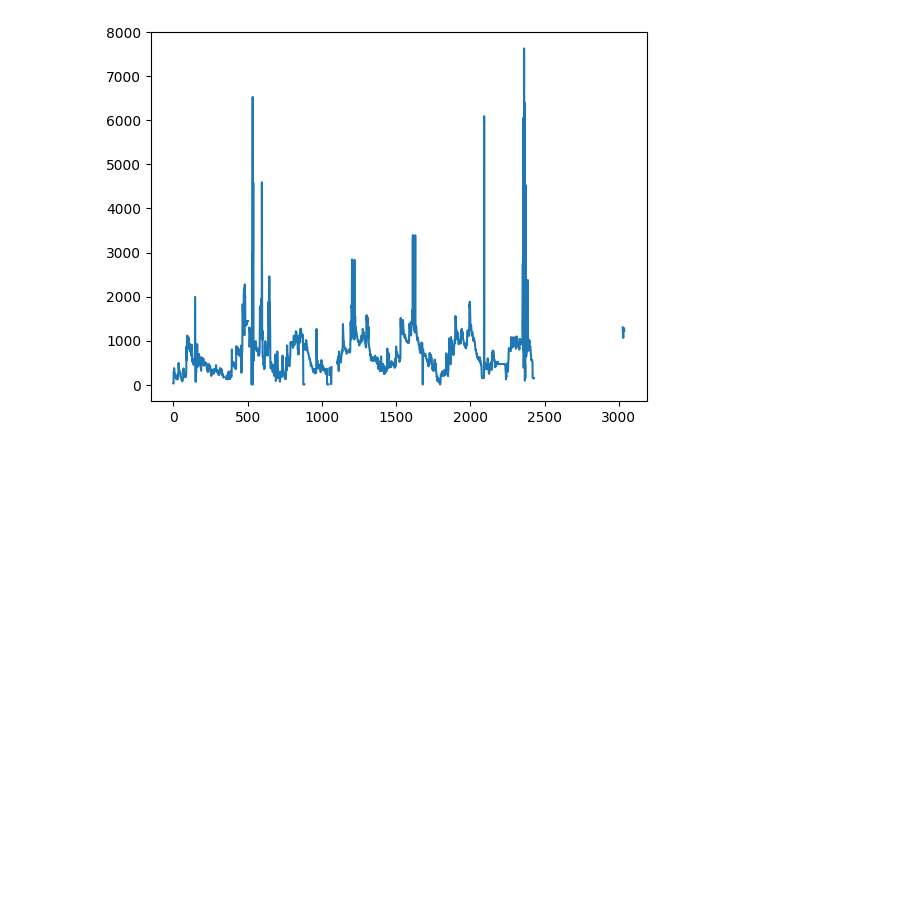
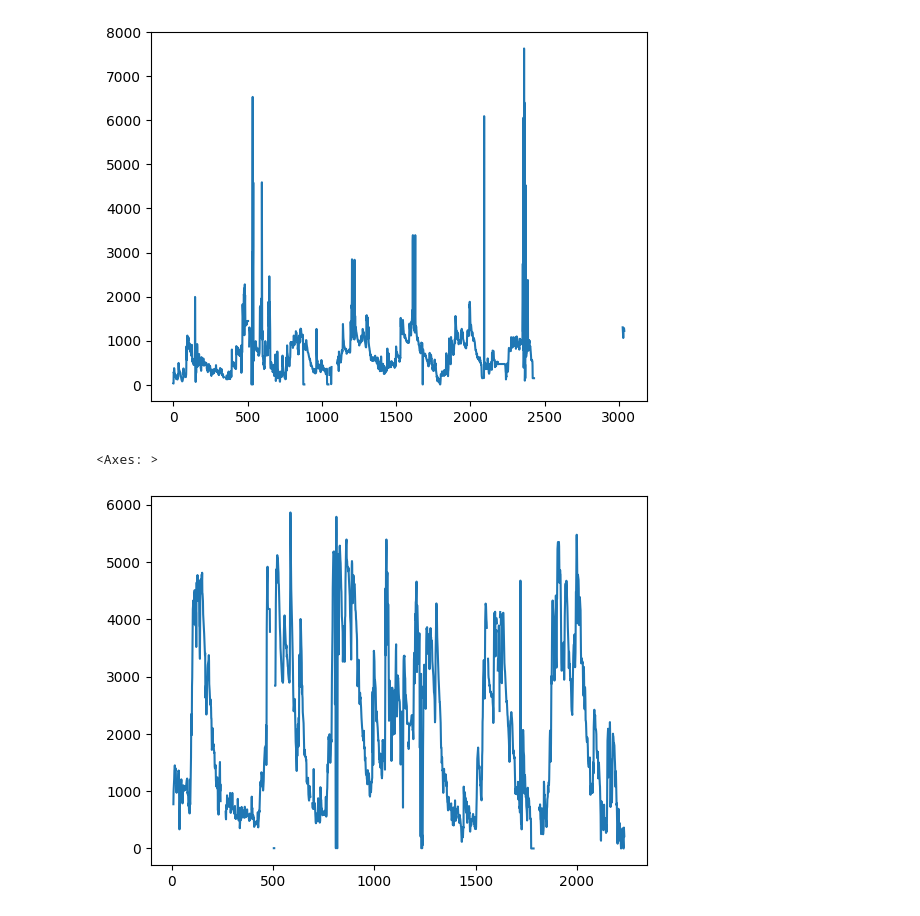
Before and after one commit to Larissa0403/ENS410064, a Jupyter notebook: nitrato código.ipynb, the cells around one changed output. Saved outputs shown, nothing was run; the diff lists cells and outputs as text; code cells hidden in the pictures; blank space fills up the shorter version.

```diff
--- a/nitrato código.ipynb
+++ b/nitrato código.ipynb
@@ -92,3 +92,8 @@ df['NO3-N_ugL_YRZ'].plot()
 # %% [output]
 <Axes: >
 [figure]
+# %%
+df['NO3-N_ugL_YHZ'].plot()
+# %% [output]
+<Axes: >
+[figure, added]
```
Also changed, not shown: 2 other files.
